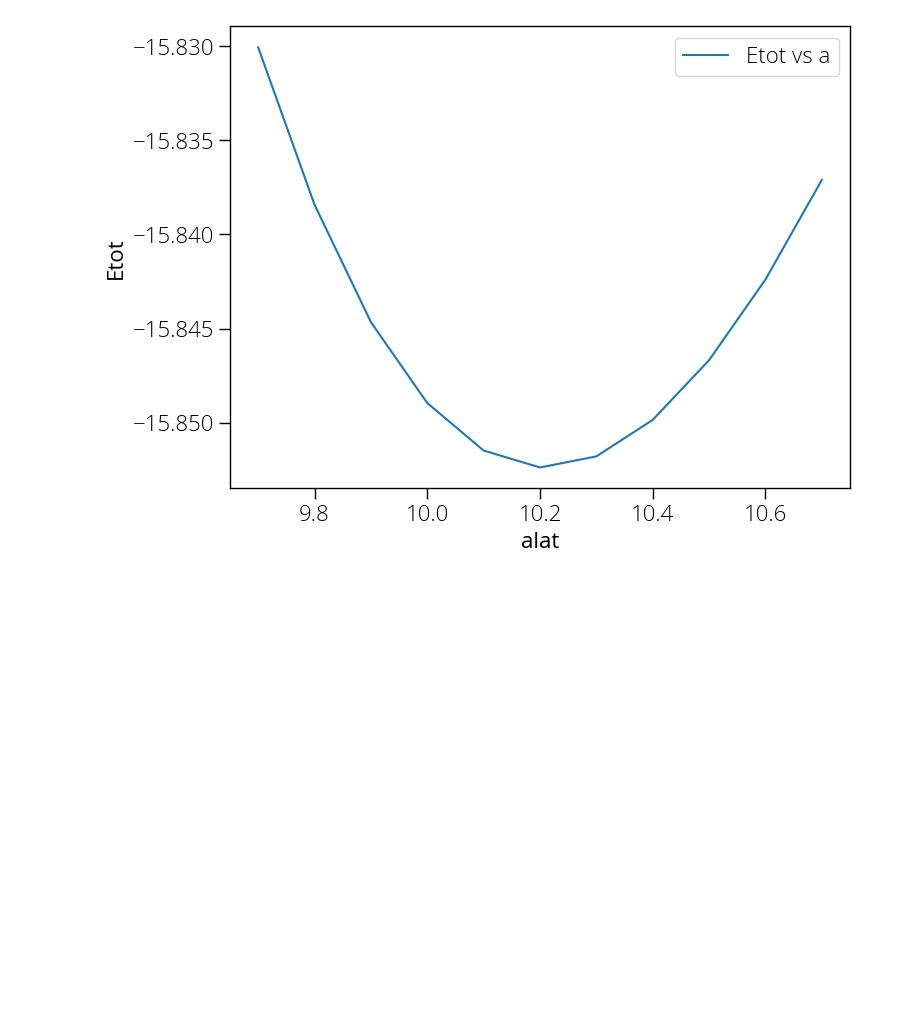
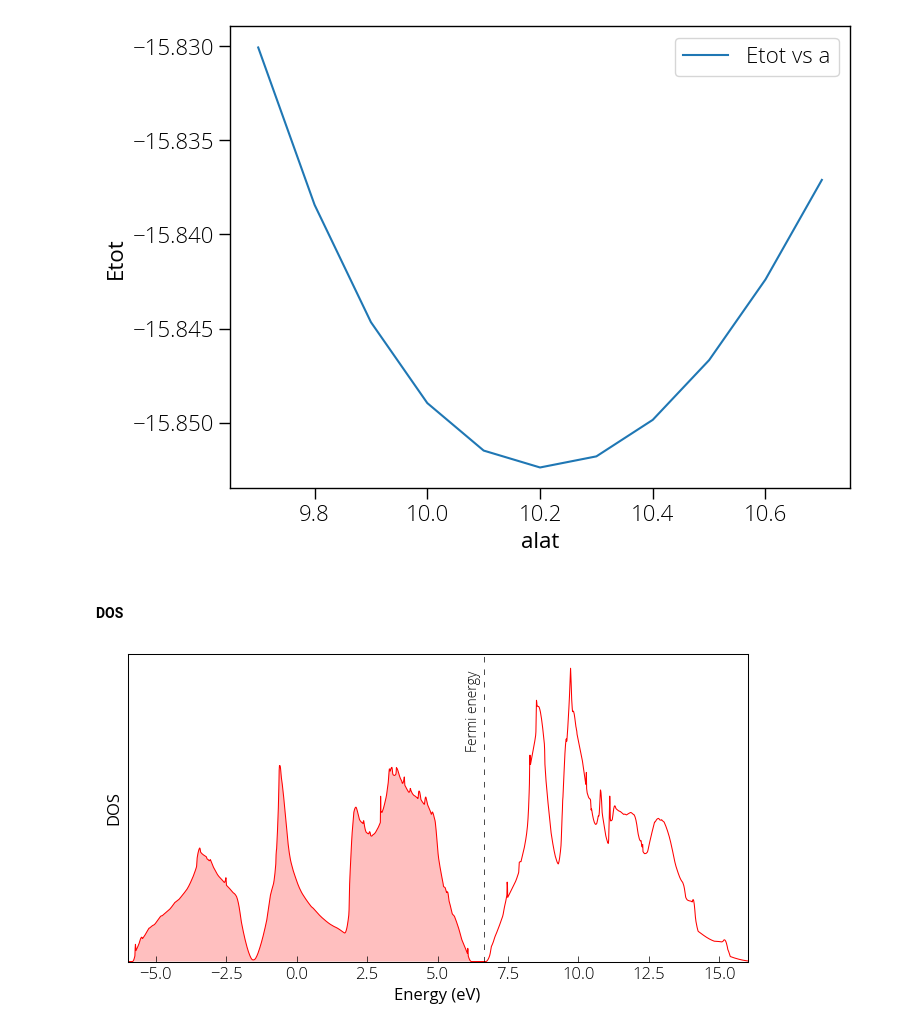
Before and after one commit to pranabdas/espresso, a Jupyter notebook: notebooks/Plots.ipynb, the cells around one changed output. Saved outputs shown, nothing was run; the diff lists cells and outputs as text; code cells hidden in the pictures; blank space fills up the shorter version.

```diff
--- a/notebooks/Plots.ipynb
+++ b/notebooks/Plots.ipynb
@@ -62,3 +61,5 @@ plt.legend()
 plt.show()
 # %% [output]
 [figure]
+# %% [markdown]
+#### DOS
@@ -64,0 +85,42 @@ plt.show()
+# %%
+plt.rcParams.update(rcParamsDefault)
+large = 22; med = 12; small = 10
+params = {'legend.fontsize': med,
+      'figure.figsize': (8, 6),
+      'axes.labelsize': med,
+      'axes.titlesize': med,
+      'xtick.labelsize': med,
+      'ytick.labelsize': med,
+      'figure.titlesize': large,
+      'image.origin': 'lower',
+      'xtick.major.size': 4,
+      'ytick.major.size': 4,
+      'xtick.major.width': 0.5,
+      'ytick.major.width': 0.5,
+      'xtick.minor.size': 4,
+      'xtick.minor.width': 0.5,
+      'ytick.minor.size': 4,
+      'ytick.minor.width': 0.5,
+      'axes.linewidth': 0.75,
+      'xtick.direction' : 'in',
+      'ytick.direction' : 'in',
+      'font.family': 'sans-serif',
+      'font.sans-serif' : 'Open Sans',
+      'font.weight': 'light', # ultralight, light, regular, medium, bold
+      'font.style': 'normal', # normal, italic
+         }
+plt.rcParams.update(params)
+# %%
+plt.figure(figsize = (8, 4));
+plt.plot(energy, dos, linewidth=0.75, color='red');
+plt.yticks([]);
+plt.xlabel('Energy (eV)');
+plt.ylabel('DOS');
+plt.axvline(x=6.642, linewidth=0.5, color='k', linestyle=(0, (8, 10)));
+plt.xlim(-6, 16);
+plt.ylim(0, );
+plt.fill_between(energy, 0, dos, where=(energy < 6.642), facecolor='red', alpha=0.25);
+plt.text(6, 1.7, 'Fermi energy', fontsize= small, rotation=90)
+plt.show();
+# %% [output]
+[figure, added]
```
Also changed, not shown: parts of 2 cells of this notebook, 7 other files.
